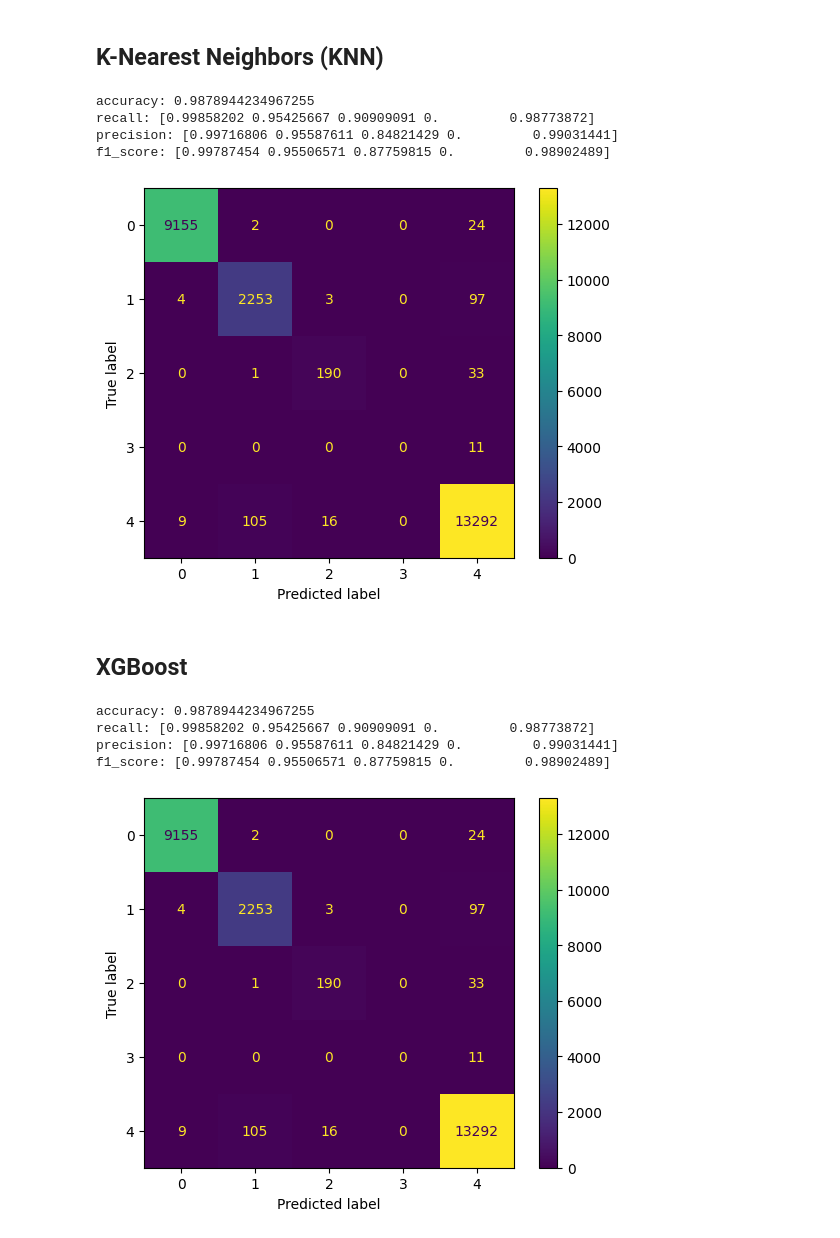
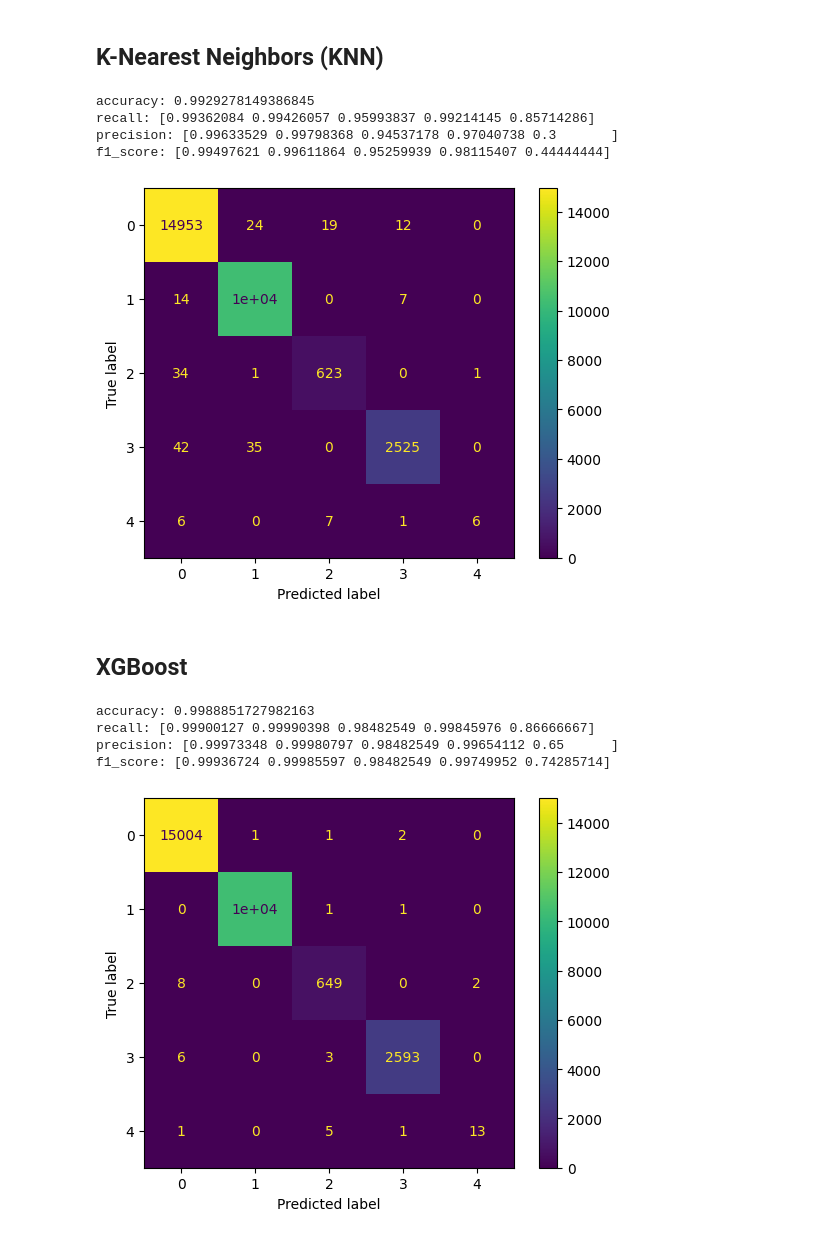
Before and after one commit to Tek-nr/InstructionDetectionSystem, a Jupyter notebook: IntrusionDetectionSystem.ipynb, the cells around one changed output. Saved outputs shown, nothing was run; the diff lists cells and outputs as text; code cells hidden in the pictures.

Commit message:
Added test codes

```diff
--- a/IntrusionDetectionSystem.ipynb
+++ b/IntrusionDetectionSystem.ipynb
@@ -653,0 +667,7 @@ def metric(y_pred):
+# %%
+y=df['outcome']
+y = y.astype(int)
+# %%
+total_samples = df.shape[0]
+prediction_samples = 5000
+remaining_samples = total_samples - prediction_samples
@@ -653,0 +677,5 @@ def metric(y_pred):
+# %%
+X_remaining = X[:-prediction_samples]
+y_remaining = y[:-prediction_samples]
+
+X_train, X_test, y_train, y_test = train_test_split(X_remaining, y_remaining, test_size=0.2, random_state=42)
@@ -653,0 +696,17 @@ def metric(y_pred):
+# %%
+from sklearn import preprocessing
+
+def metric(y_pred, y_test):
+    accuracy = metrics.accuracy_score(y_pred, y_test)
+    recall = metrics.recall_score(y_pred, y_test, labels=[0,1,2,3,4], average=None)
+    precision = metrics.precision_score(y_pred, y_test, labels=[0,1,2,3,4], average=None)
+    f1_score = metrics.f1_score(y_pred, y_test, labels=[0,1,2,3,4], average=None)
+    cm = metrics.confusion_matrix(y_test, y_pred)
+    print(f'accuracy: {accuracy}')
+    print(f'recall: {recall}')
+    print(f'precision: {precision}')
+    print(f'f1_score: {f1_score}')
+    le = preprocessing.LabelEncoder()
+    disp = metrics.ConfusionMatrixDisplay(confusion_matrix=cm)
+    disp.plot()
+    plt.show()
@@ -656,22 +727,22 @@ def metric(y_pred):
 # %%
 knn = KNeighborsClassifier(n_neighbors=20).fit(X_train, y_train)
 y_pred_knn = knn.predict(X_test)
-metric(y_pred_knn)
+metric(y_pred_knn, y_test)
 # %% [output]
-accuracy: 0.9878944234967255
-recall: [0.99858202 0.95425667 0.90909091 0.         0.98773872]
-precision: [0.99716806 0.95587611 0.84821429 0.         0.99031441]
-f1_score: [0.99787454 0.95506571 0.87759815 0.         0.98902489]
+accuracy: 0.9929278149386845
+recall: [0.99362084 0.99426057 0.95993837 0.99214145 0.85714286]
+precision: [0.99633529 0.99798368 0.94537178 0.97040738 0.3       ]
+f1_score: [0.99497621 0.99611864 0.95259939 0.98115407 0.44444444]
-[figure, old version]
+[figure, new version]
 # %% [markdown]
 ## XGBoost
 # %%
 xgb_model.fit(X_train, y_train)
-y_pred_xgb = knn.predict(X_test)
-metric(y_pred_xgb)
+y_pred_xgb = xgb_model.predict(X_test)
+metric(y_pred_xgb, y_test)
 # %% [output]
-accuracy: 0.9878944234967255
-recall: [0.99858202 0.95425667 0.90909091 0.         0.98773872]
-precision: [0.99716806 0.95587611 0.84821429 0.         0.99031441]
-f1_score: [0.99787454 0.95506571 0.87759815 0.         0.98902489]
+accuracy: 0.9988851727982163
+recall: [0.99900127 0.99990398 0.98482549 0.99845976 0.86666667]
+precision: [0.99973348 0.99980797 0.98482549 0.99654112 0.65      ]
+f1_score: [0.99936724 0.99985597 0.98482549 0.99749952 0.74285714]
-[figure, old version]
+[figure, new version]
```
Also changed, not shown: parts of 52 cells of this notebook.
